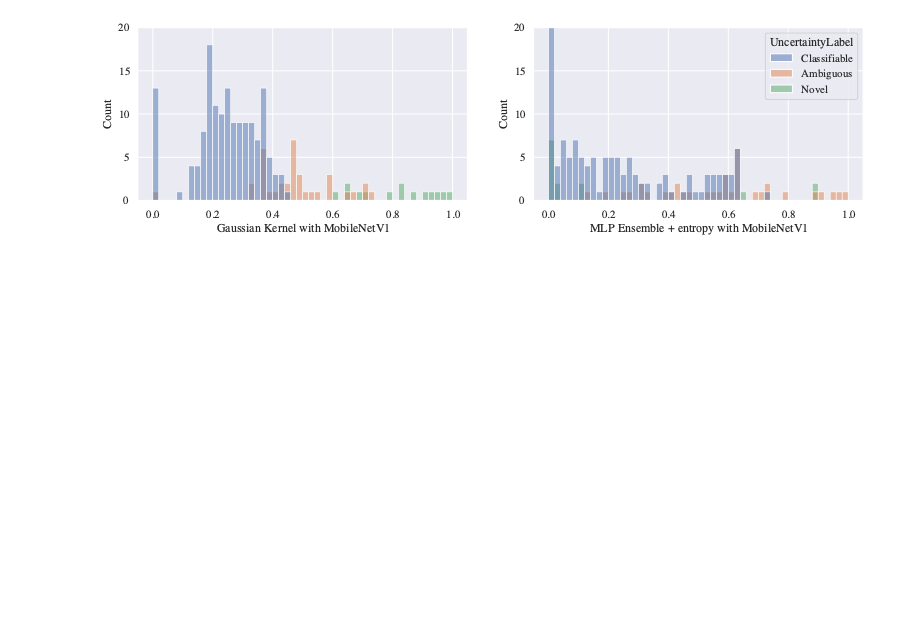
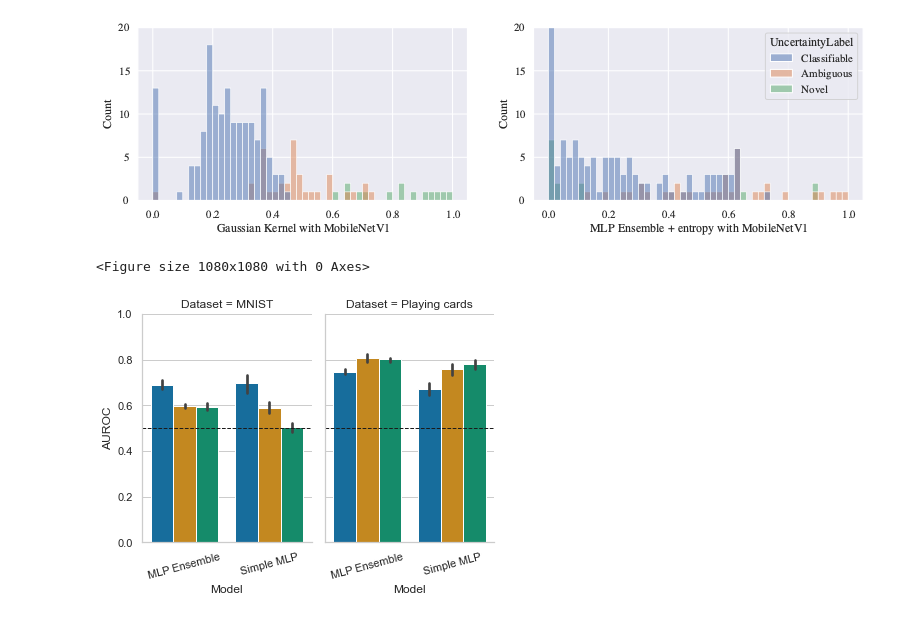
Before and after one commit to teo-sanchez/teaching-uncertainties-iui2022, a Jupyter notebook: benchmark/2_uncertainty_estimations.ipynb, the cells around one changed output. Saved outputs shown, nothing was run; the diff lists cells and outputs as text; code cells hidden in the pictures; blank space fills up the shorter version.

```diff
--- a/benchmark/2_uncertainty_estimations.ipynb
+++ b/benchmark/2_uncertainty_estimations.ipynb
@@ -351,3 +360,8 @@ Figures.histogram(uncertainty_scaled, model_names = ["GaussianKernel-MobileNetV1
 plt.savefig("../../figures_paper/histogram.pdf", bbox_inches = "tight")
 # %% [output]
 [figure]
+# %%
+g = Figures.save_auroc_paper("Aleatoric uncertainty")
+# %% [output]
+<Figure size 1080x1080 with 0 Axes>
+[figure, added]
```
Also changed, not shown: parts of 10 cells of this notebook, 5 other files.
